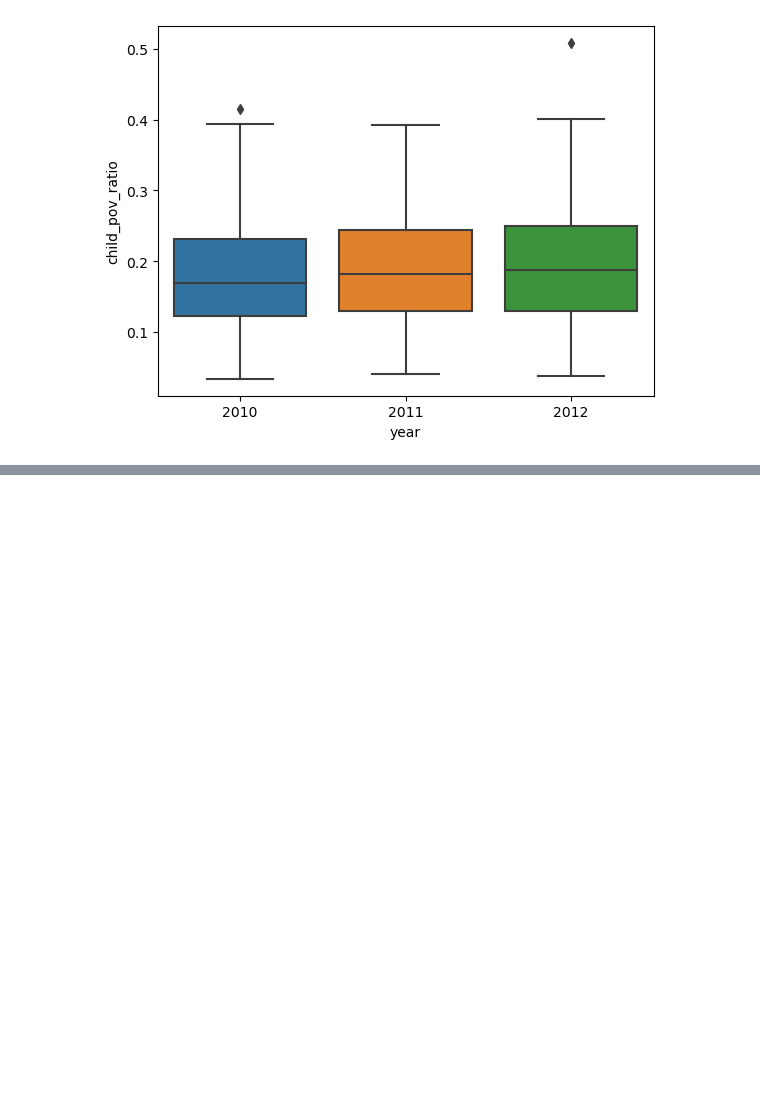
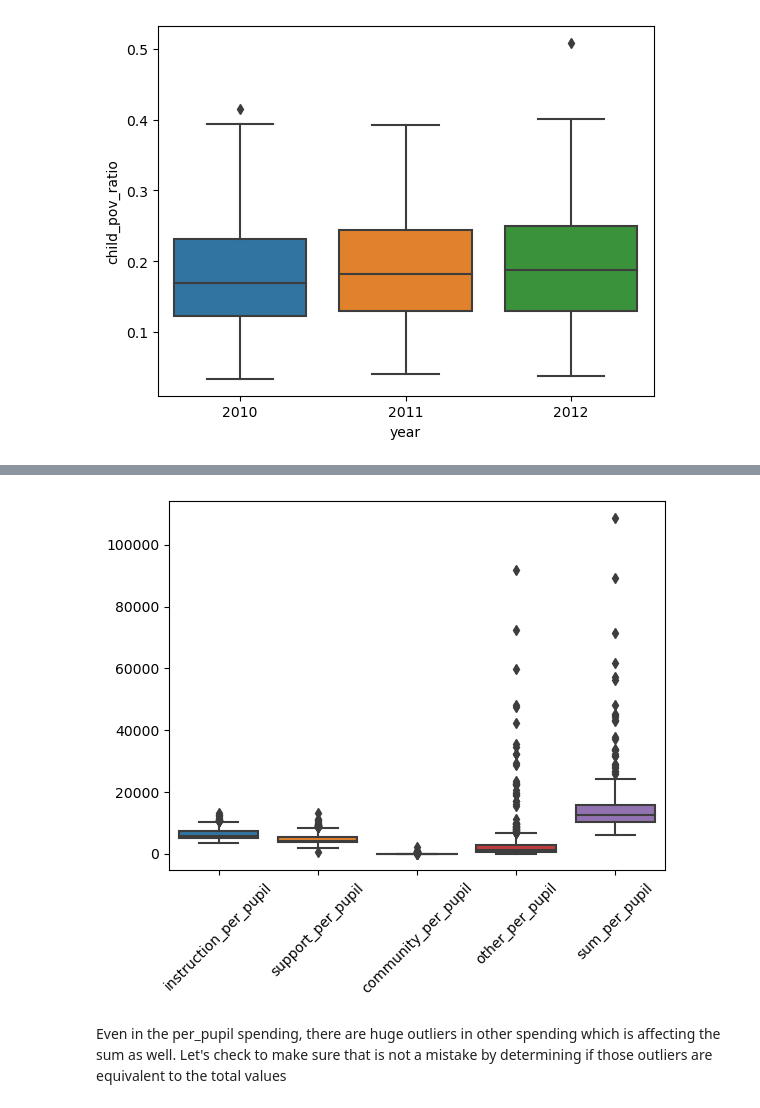
Before and after one commit to clewis53/CaeleyLewis-Capstone2-StoryOfColoradoEducation, a Jupyter notebook: notebooks/0.2-EDA.ipynb, the cells around one changed output, grey strips where cells are left out. Cells and saved outputs as stored; diff of their text form; code cells hidden in the pictures; blank space fills up the shorter version.

```diff
--- a/notebooks/0.2-EDA.ipynb
+++ b/notebooks/0.2-EDA.ipynb
@@ -182,0 +292,5 @@ tall_census.groupby('district_name').mean().sort_values('child_pov_ratio', ascen
+# %%
+expenditures_2011 = expenditures_2011.drop(179)
+expenditures_2012 = expenditures_2012.drop(179)
+tall_expenditures = make_datasets.make_tall((expenditures_2010, expenditures_2011, expenditures_2012), (2010, 2011, 2012), 'year')
+tall_expenditures.head()
@@ -182,0 +344,18 @@ tall_census.groupby('district_name').mean().sort_values('child_pov_ratio', ascen
+# %%
+# String variables to make our lives easier
+com = 'community_per_pupil'
+stras = 'STRASBURG 31J'
+
+# Truth value series to insert later
+strasburg_entries = tall_expenditures['district_name'] == 'STRASBURG 31J'
+entries_2010 = tall_expenditures['year'] == 2010
+
+# The two values to compute the mean from
+com_val_2011 = expenditures_2011[com][expenditures_2011['district_name'] == stras]
+com_val_2012 = expenditures_2012[com][expenditures_2012['district_name'] == stras]
+
+# Setting the value
+tall_expenditures.loc[(strasburg_entries) & (entries_2010), com] = (com_val_2011 + com_val_2012.values) / 2
+# %%
+# Convert the data type
+tall_expenditures['community_per_pupil'] = tall_expenditures['community_per_pupil'].astype('float64')
@@ -182,0 +386,10 @@ tall_census.groupby('district_name').mean().sort_values('child_pov_ratio', ascen
+# %%
+per_pupil_data = tall_expenditures.drop(['instruction_total', 'support_total', 'community_total', 'other_total', 'sum_total'], axis=1)
+total_data = tall_expenditures.drop(['instruction_per_pupil', 'support_per_pupil', 'community_per_pupil', 'other_per_pupil', 'sum_per_pupil'], axis=1)
+# %%
+sns.boxplot(per_pupil_data.drop('year', axis=1))
+plt.xticks(rotation=45);
+# %% [output]
+[figure, added]
+# %% [markdown]
+Even in the per_pupil spending, there are huge outliers in other spending which is affecting the sum as well. Let's check to make sure that is not a mistake by determining if those outliers are equivalent to the total values
```
Also changed, not shown: parts of 53 cells of this notebook, 4 other files.
